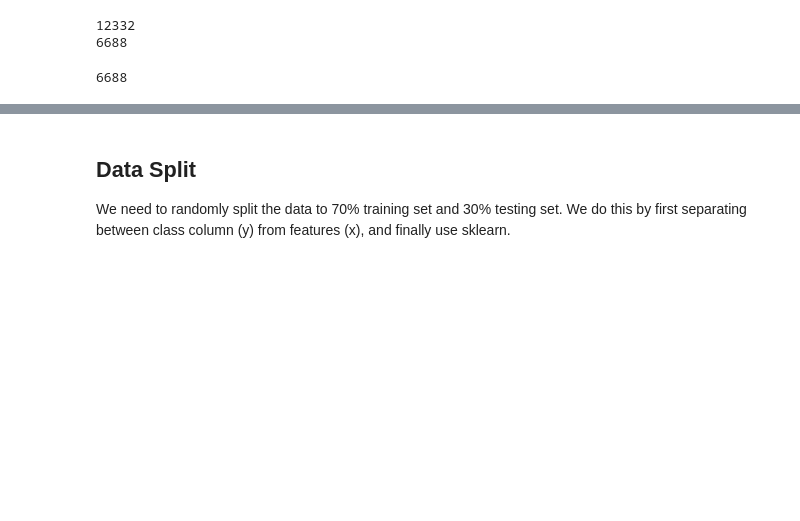
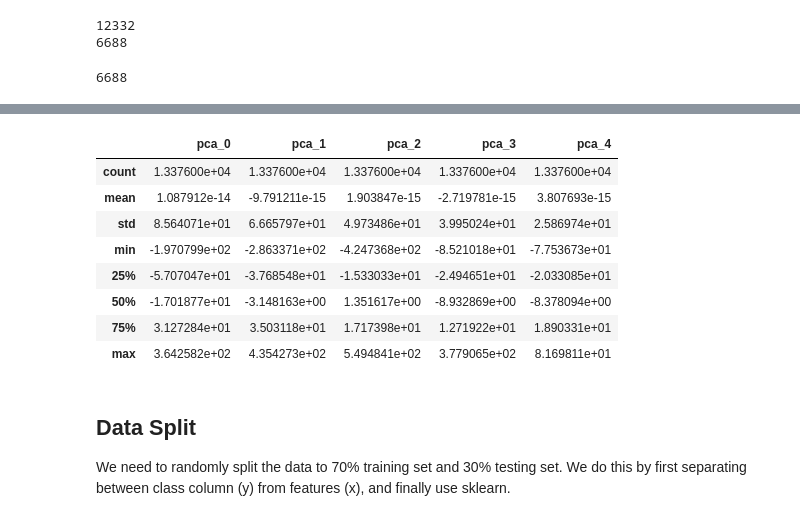
Before and after one commit to ahmednaggar19/data_mining, a Jupyter notebook: Lab3/magic.ipynb, the cells around one changed output, grey strips where cells are left out. Cells and saved outputs as stored; diff of their text form; code cells hidden in the pictures; blank space fills up the shorter version.

```diff
--- a/Lab3/magic.ipynb
+++ b/Lab3/magic.ipynb
@@ -59,3 +95,22 @@ print(len(data[data['class'] == 'g']))
+# %%
+# TODO
+from sklearn.decomposition import PCA
+
+pca = PCA(n_components=5)
+pca.fit(data.loc[:, data.columns != 'class'])
+columns = ['pca_%i' % i for i in range(5)]
+df_pca = pd.DataFrame(pca.transform(data.loc[:, data.columns != 'class']), columns=columns, index=data.index)
+display(df_pca.describe())
+# %% [output]
+|  | pca_0 | pca_1 | pca_2 | pca_3 | pca_4 |
+| count | 1.337600e+04 | 1.337600e+04 | 1.337600e+04 | 1.337600e+04 | 1.337600e+04 |
+| mean | 1.087912e-14 | -9.791211e-15 | 1.903847e-15 | -2.719781e-15 | 3.807693e-15 |
+| std | 8.564071e+01 | 6.665797e+01 | 4.973486e+01 | 3.995024e+01 | 2.586974e+01 |
+| min | -1.970799e+02 | -2.863371e+02 | -4.247368e+02 | -8.521018e+01 | -7.753673e+01 |
+| 25% | -5.707047e+01 | -3.768548e+01 | -1.533033e+01 | -2.494651e+01 | -2.033085e+01 |
+| 50% | -1.701877e+01 | -3.148163e+00 | 1.351617e+00 | -8.932869e+00 | -8.378094e+00 |
+| 75% | 3.127284e+01 | 3.503118e+01 | 1.717398e+01 | 1.271922e+01 | 1.890331e+01 |
+| max | 3.642582e+02 | 4.354273e+02 | 5.494841e+02 | 3.779065e+02 | 8.169811e+01 |
 # %% [markdown]
 ## Data Split
 We need to randomly split the data to 70% training set and 30% testing set. We do this by first separating between class column (y) from features (x), and finally use sklearn.
```
Also changed, not shown: parts of 9 cells of this notebook.
